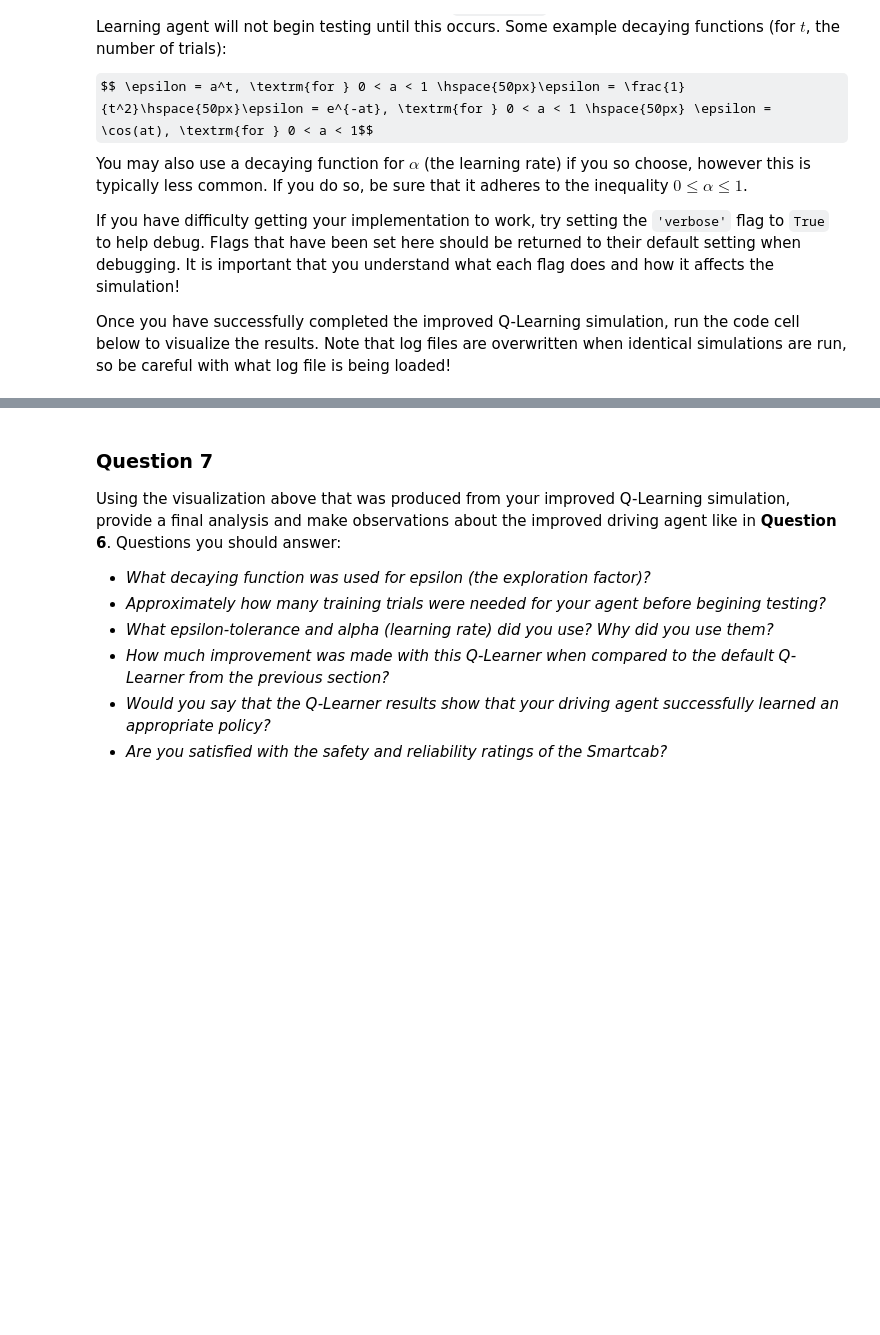
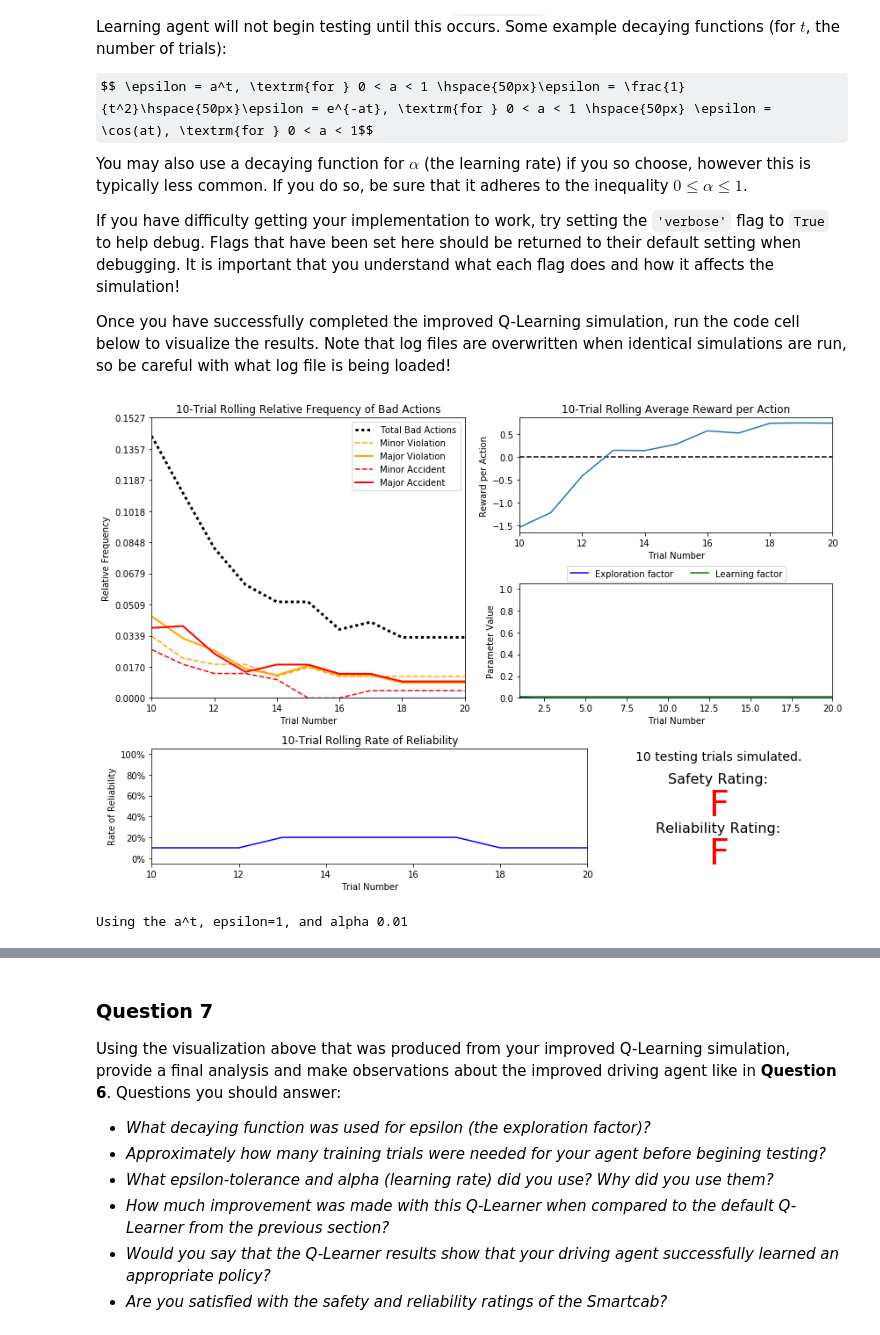
Before and after one commit to nggih/udacity, a Jupyter notebook: machine-learning/projects/smartcab/smartcab.ipynb, the cells around one changed output, grey strips where cells are left out. Cells and saved outputs as stored; diff of their text form; code cells hidden in the pictures; some formulas as TeX source; blank space fills up the shorter version.

```diff
--- a/machine-learning/projects/smartcab/smartcab.ipynb
+++ b/machine-learning/projects/smartcab/smartcab.ipynb
@@ -264,3 +266,11 @@ You may also use a decaying function for $\alpha$ (the learning rate) if you so
 If you have difficulty getting your implementation to work, try setting the `'verbose'` flag to `True` to help debug. Flags that have been set here should be returned to their default setting when debugging. It is important that you understand what each flag does and how it affects the simulation!
 
 Once you have successfully completed the improved Q-Learning simulation, run the code cell below to visualize the results. Note that log files are overwritten when identical simulations are run, so be careful with what log file is being loaded!
+# %%
+# Load the 'sim_improved-learning' file from the improved Q-Learning simulation
+vs.plot_trials('sim_improved-learning.csv')
+print 'Using the a^t, epsilon=1, tolerance 0.03, and alpha 0.01'
+# In the previous
+# %% [output]
+[figure, added]
+Using the a^t, epsilon=1, and alpha 0.01
```
Also changed, not shown: parts of 15 cells of this notebook.
